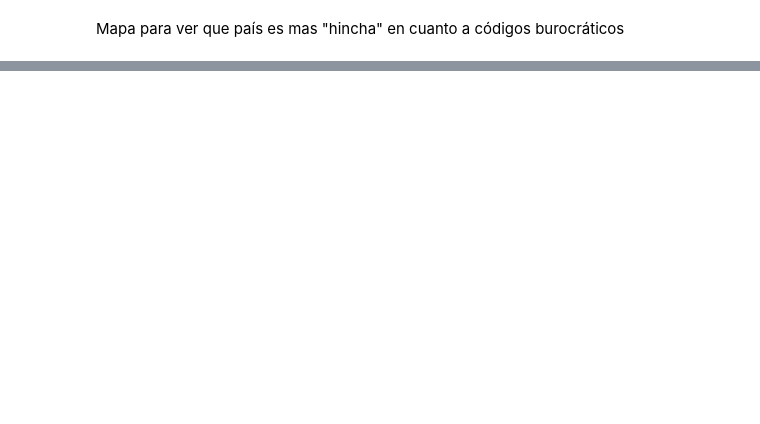
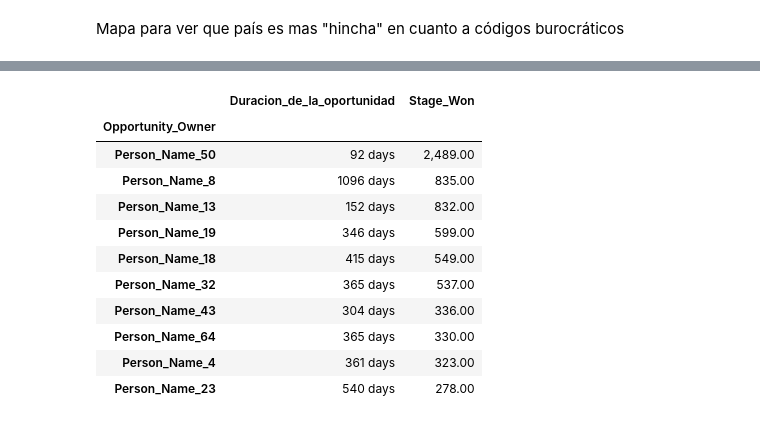
Before and after one commit to FerFabbiano/tp1-OrganizacionDeDatos, a Jupyter notebook: TP1_OrgaDeDatos.ipynb, the cells around one changed output, grey strips where cells are left out. Cells and saved outputs as stored; diff of their text form; code cells hidden in the pictures; blank space fills up the shorter version.

```diff
--- a/TP1_OrgaDeDatos.ipynb
+++ b/TP1_OrgaDeDatos.ipynb
@@ -1068,0 +1037,18 @@ plt.savefig('visuChalennge.jpg')
+# %%
+# HIPOTESIS 2: Mientras mas rapdio entregen los productos los vendedores, mayor porcentaje de exito.
+
+segun_fechas_vendedores = segun_fechas.groupby("Opportunity_Owner").agg({"Duracion_de_la_oportunidad" : "max", "Stage_Won" : "sum"}).drop_duplicates()
+segun_fechas_vendedores.nlargest(10, "Stage_Won")
+# %% [output]
+|  | Duracion_de_la_oportunidad | Stage_Won |
+| Opportunity_Owner |  |  |
+| Person_Name_50 | 92 days | 2,489.00 |
+| Person_Name_8 | 1096 days | 835.00 |
+| Person_Name_13 | 152 days | 832.00 |
+| Person_Name_19 | 346 days | 599.00 |
+| Person_Name_18 | 415 days | 549.00 |
+| Person_Name_32 | 365 days | 537.00 |
+| Person_Name_43 | 304 days | 336.00 |
+| Person_Name_64 | 365 days | 330.00 |
+| Person_Name_4 | 361 days | 323.00 |
+| Person_Name_23 | 540 days | 278.00 |
```
Also changed, not shown: parts of 24 cells of this notebook.
